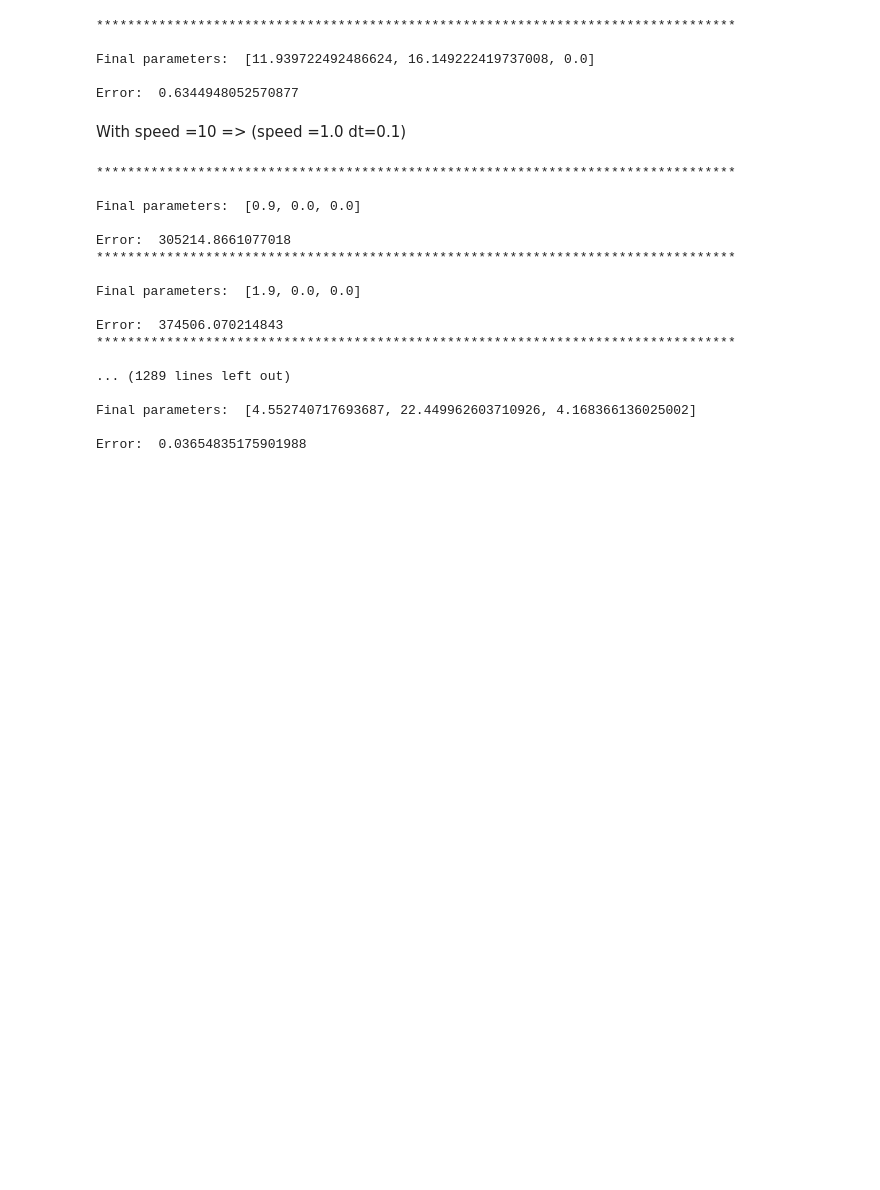
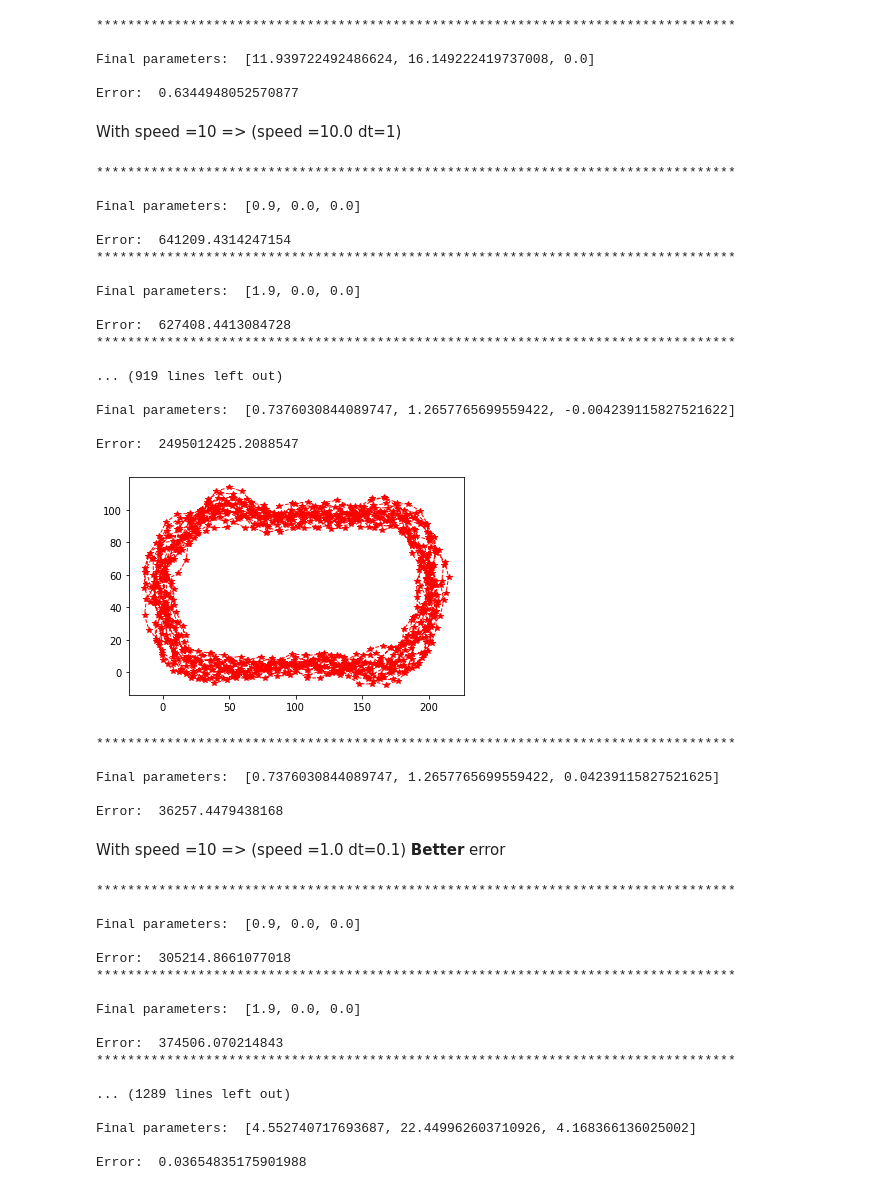
Before and after one commit to kassemm/assignment1, a Jupyter notebook: Lab2MoustafaKassem.ipynb, the cells around one changed output. Cells and saved outputs as stored; diff of their text form; code cells hidden in the pictures; blank space fills up the shorter version.

```diff
--- a/Lab2MoustafaKassem.ipynb
+++ b/Lab2MoustafaKassem.ipynb
@@ -492,7 +492,7 @@ class robot:
 def run(params, radius, printflag = False,dt=1 ):
     myrobot = robot()
     myrobot.set(0.0, radius, pi / 2.0)
-    speed =  1.0 # motion distance is equal to speed (we assume time = dt)
+    speed =  10.0
     err = 0.0
     int_crosstrack_error = 0.0
     N =1000
@@ -548,5 +548,36 @@ def twiddle(pd_in,radius,tol=0.2):
                     dp[i] *= 0.9
         it += 1
     return p, best_err
+# %% [markdown]
+With speed =10 => (speed =10.0 dt=1)
+# %%
+radius = 50.0  #change Radius to 50.0
+dp_in=[1.0, 1.0, 1.0]
+params,err = twiddle(dp,radius)
+err = run(params, radius,True,dt=1.0)
+# %% [output]
+**********************************************************************************
+
+Final parameters:  [0.9, 0.0, 0.0]
+
+Error:  641209.4314247154
+**********************************************************************************
+
+Final parameters:  [1.9, 0.0, 0.0]
+
+Error:  627408.4413084728
+**********************************************************************************
+
+... (919 lines left out)
+
+Final parameters:  [0.7376030844089747, 1.2657765699559422, -0.004239115827521622]
+
+Error:  2495012425.2088547
+[figure, added]
+**********************************************************************************
+
+Final parameters:  [0.7376030844089747, 1.2657765699559422, 0.04239115827521625]
+
+Error:  36257.4479438168
 # %% [markdown]
-With speed =10 => (speed =1.0 dt=0.1)
+With speed =10 => (speed =1.0 dt=0.1)  **Better** error
```
Also changed, not shown: parts of 2 cells of this notebook.
